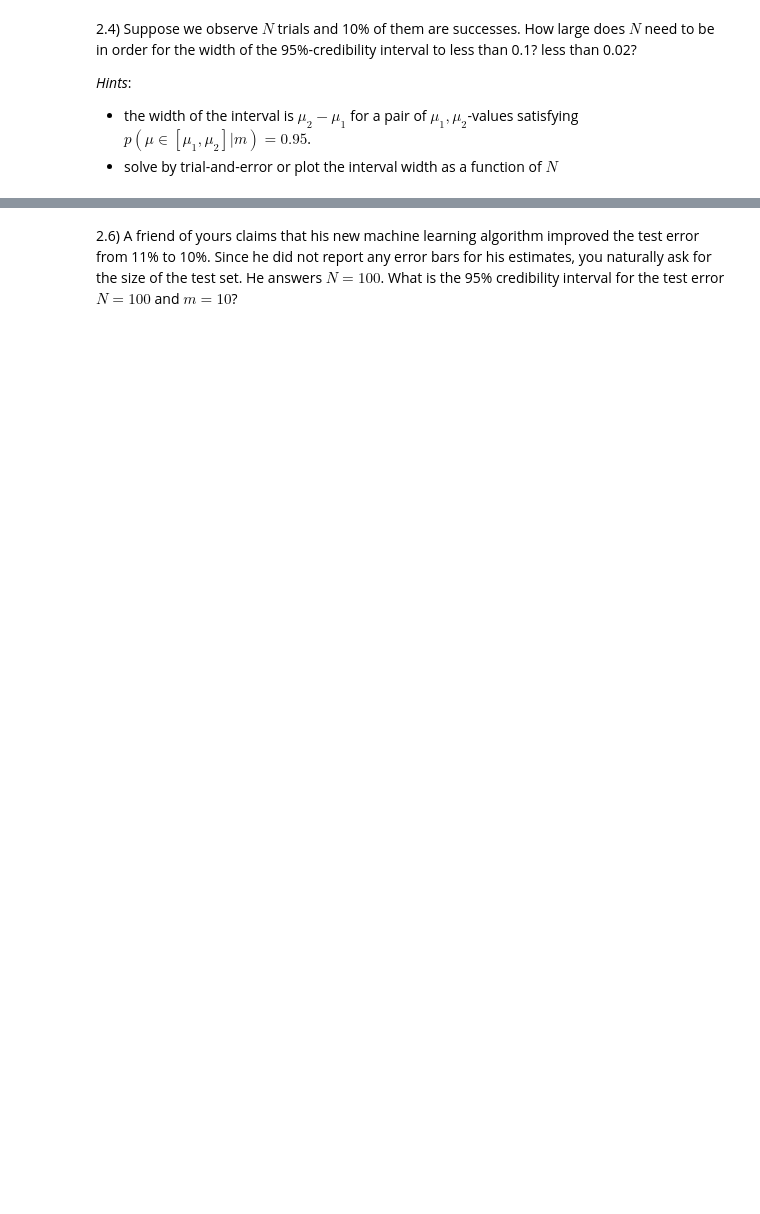
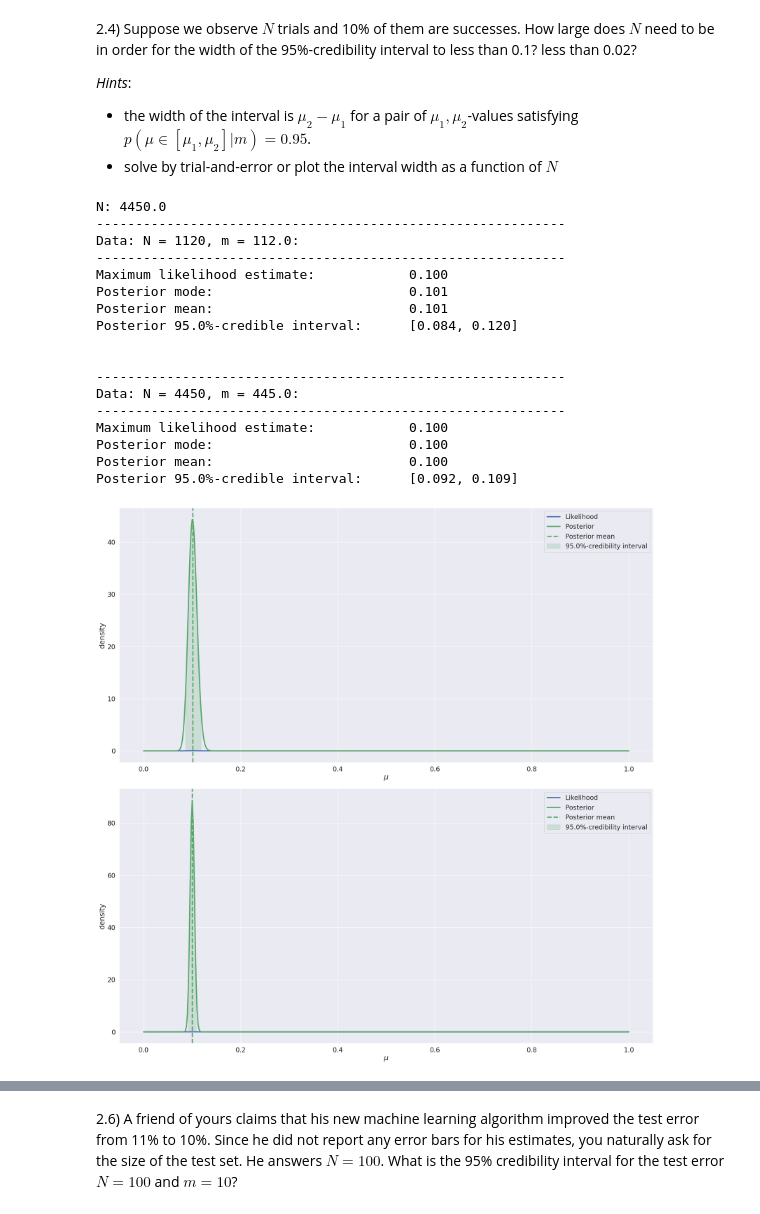
Before and after one commit to wdmdev/02477-bayesian-ml, a Jupyter notebook: week1/Exercise1.ipynb, the cells around one changed output, grey strips where cells are left out. Saved outputs shown, nothing was run; the diff lists cells and outputs as text; code cells hidden in the pictures; blank space fills up the shorter version.

```diff
--- a/week1/Exercise1.ipynb
+++ b/week1/Exercise1.ipynb
@@ -421,6 +451,55 @@ fig.tight_layout()
 *Hints*:
 - the width of the interval is $\mu_2 - \mu_1$ for a pair of  $\mu_1,\mu_2$-values satisfying $p(\mu \in \left[\mu_1, \mu_2\right] | m) = 0.95$.
 - solve by trial-and-error or plot the interval width as a function of $N$
+# %%
+#Choosing same a0 and b0 as their example
+a0 = 2
+b0 = 2
+
+for N in np.linspace(10,10000,10):
+    m = 1/10 * N
+    model = BetaBinomialModel(a0=a0, b0=b0, N=N, m=m)
+    mu_lo,mu_up = model.compute_interval(interval_size=0.95)
+
+    if mu_up-mu_lo < 0.02:
+        print(f"N: {N}")
+        break
+
+fig, ax = plt.subplots(2, 1, figsize=(20, 20))
+# width < 0.1 N=1120
+N = 1120
+m = N/10
+model = BetaBinomialModel(a0=a0, b0=b0, N=N, m=m)
+visualize(model, interval=0.95, ax=ax[0], likelihood=True)
+print_summary_stats(model)
+
+# width < 0.02 N=4450
+N = 4450
+m = N/10
+model = BetaBinomialModel(a0=a0, b0=b0, N=N, m=m)
+visualize(model, interval=0.95, ax=ax[1], likelihood=True)
+print_summary_stats(model)
+
+fig.tight_layout()
+# %% [output]
+N: 4450.0
+------------------------------------------------------------
+Data: N = 1120, m = 112.0:
+------------------------------------------------------------
+Maximum likelihood estimate:            0.100
+Posterior mode:                         0.101
+Posterior mean:                         0.101
+Posterior 95.0%-credible interval:      [0.084, 0.120]
+
+
+------------------------------------------------------------
+Data: N = 4450, m = 445.0:
+------------------------------------------------------------
+Maximum likelihood estimate:            0.100
+Posterior mode:                         0.100
+Posterior mean:                         0.100
+Posterior 95.0%-credible interval:      [0.092, 0.109]
+[figure, added]
 # %% [markdown]
 2.5) Are the credibility intervals $\left[\mu_1, \mu_2\right]$ unique? Is it in general possible to find another interval that also contains 95% of the probability mass? If so, give an example
 
```
Also changed, not shown: parts of 10 cells of this notebook.
